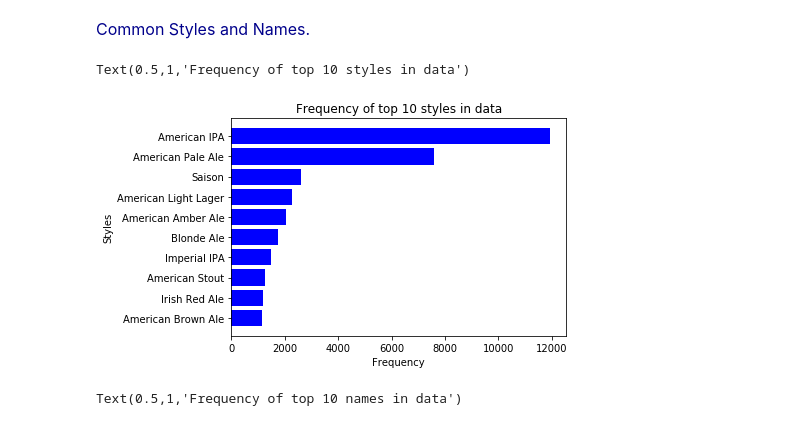
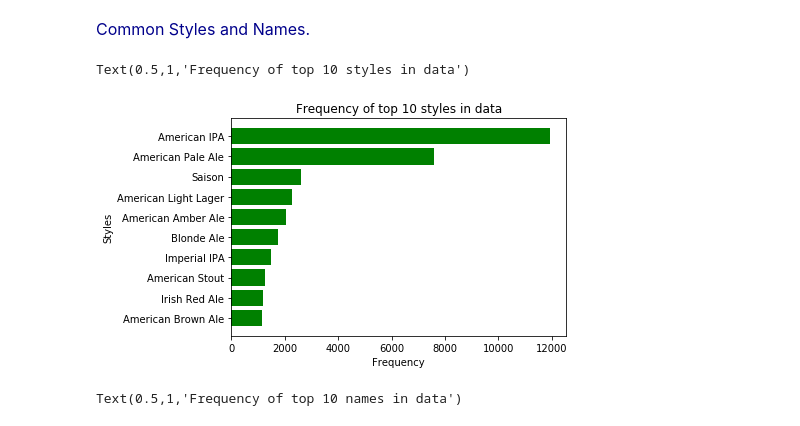
Before and after one commit to megha4994/3250-Team-3-Project, a Jupyter notebook: Term Project.ipynb, the cells around one changed output. Cells and saved outputs as stored; diff of their text form; code cells hidden in the pictures.

Commit message:
Changed colours of graphs for clarity.

```diff
--- a/Term Project.ipynb
+++ b/Term Project.ipynb
@@ -442,13 +442,13 @@ plt.show()
 </div>
 # %%
 top_10_styles = dfClean.groupby('Style').count()['Name'].sort_values(ascending=False)[0:10]
-plt.barh(top_10_styles.index[::-1], top_10_styles.values[::-1], color='blue')
+plt.barh(top_10_styles.index[::-1], top_10_styles.values[::-1], color='green')
 plt.xlabel('Frequency')
 plt.ylabel('Styles')
 plt.title('Frequency of top 10 styles in data')
 # %% [output]
 Text(0.5,1,'Frequency of top 10 styles in data')
-[figure, old version]
+[figure, new version]
 # %%
 top_10_names = dfClean.groupby('Name').count()['Style'].sort_values(ascending=False)[0:10]
 plt.barh(top_10_names.index[::-1], top_10_names.values[::-1], color='orange')
```
Also changed, not shown: parts of 2 cells of this notebook.
